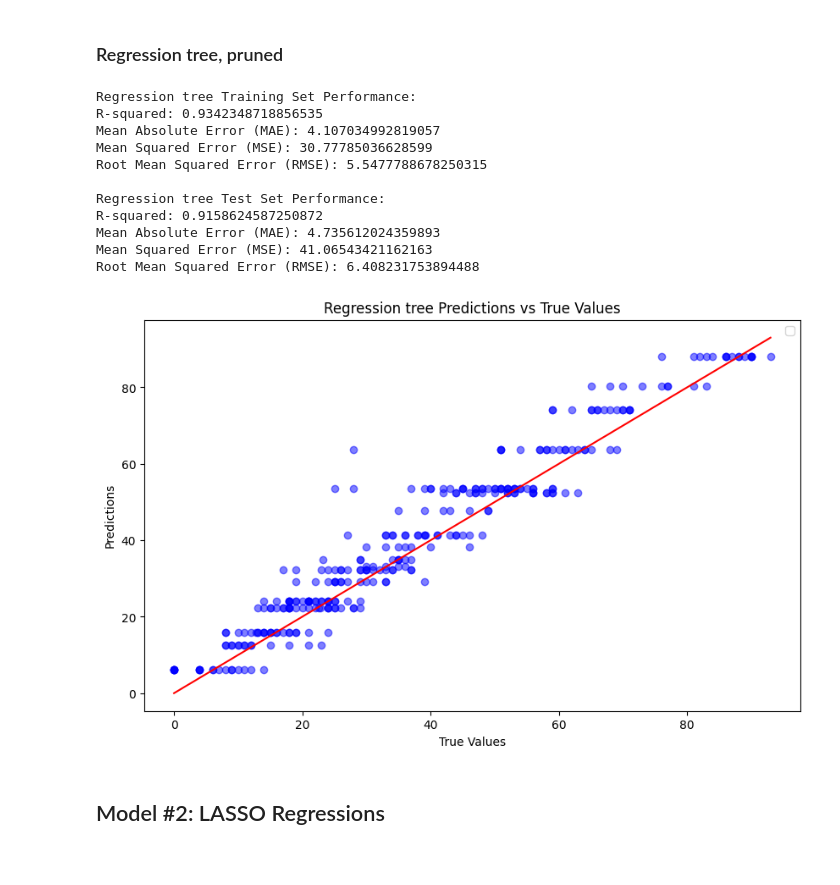
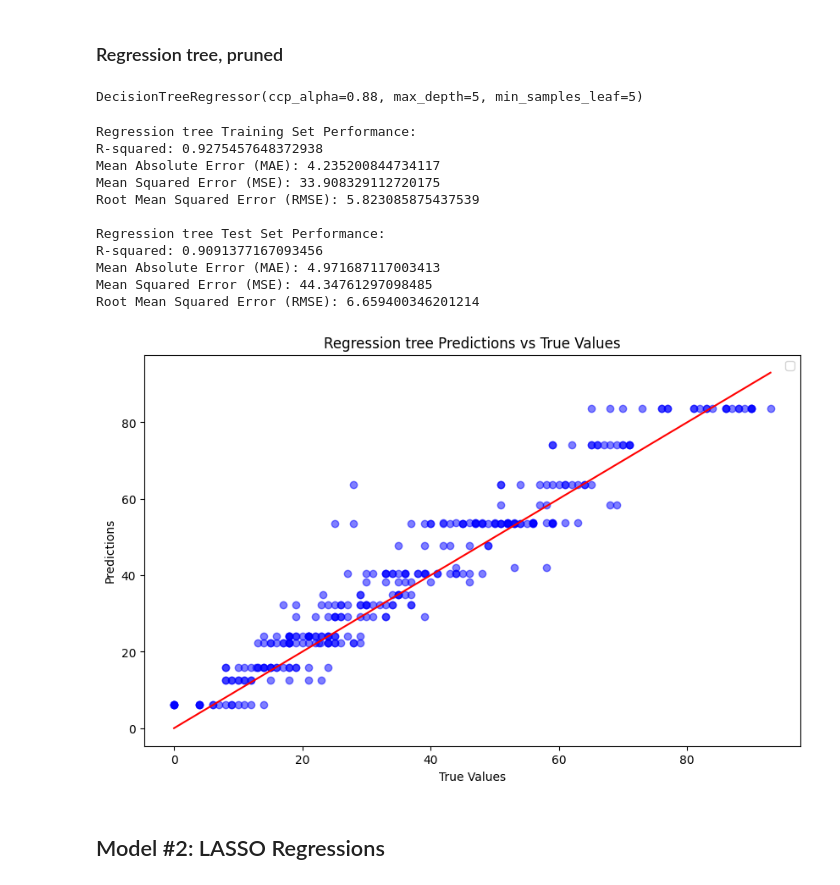
Before and after one commit to samuelco1997/Portfolio, a Jupyter notebook: Predicting Graduation Rates with Regression-type ML Models/Model Evaluations_IPEDS.ipynb, the cells around one changed output. Drawn from its saved outputs; the diff is of its cells as text; code cells hidden in the pictures.

```diff
--- a/Predicting Graduation Rates with Regression-type ML Models/Model Evaluations_IPEDS.ipynb
+++ b/Predicting Graduation Rates with Regression-type ML Models/Model Evaluations_IPEDS.ipynb
@@ -97,7 +91,7 @@ regressor = DecisionTreeRegressor()
 
 # Perform grid search cross-validation
 grid_search = GridSearchCV(regressor, param_grid, cv=5, scoring='neg_mean_squared_error')
-grid_search.fit(X_train_final, y_train)
+grid_search.fit(X_train_scaled, y_train)
 
 # Get the best hyperparameters
 best_params = grid_search.best_params_
@@ -106,23 +100,25 @@ best_params = grid_search.best_params_
 best_regressor = DecisionTreeRegressor(**best_params)
 
 # Fit the model
-best_regressor.fit(X_train_final, y_train)
+best_regressor.fit(X_train_scaled, y_train)
+# %% [output]
+DecisionTreeRegressor(ccp_alpha=0.88, max_depth=5, min_samples_leaf=5)
 # %%
 # Evaluating pruned regression tree
-evaluate_and_plot_model(DecisionTreeRegressor(**best_params), X_train_final, y_train, X_test_final, y_test, "Regression tree")
+evaluate_and_plot_model(best_regressor, X_train_scaled, y_train, X_test_scaled, y_test, "Regression tree")
 # %% [output]
 Regression tree Training Set Performance:
-R-squared: 0.9342348718856535
-Mean Absolute Error (MAE): 4.107034992819057
-Mean Squared Error (MSE): 30.77785036628599
-Root Mean Squared Error (RMSE): 5.5477788678250315
+R-squared: 0.9275457648372938
+Mean Absolute Error (MAE): 4.235200844734117
+Mean Squared Error (MSE): 33.908329112720175
+Root Mean Squared Error (RMSE): 5.823085875437539
 
 Regression tree Test Set Performance:
-R-squared: 0.9158624587250872
-Mean Absolute Error (MAE): 4.735612024359893
-Mean Squared Error (MSE): 41.06543421162163
-Root Mean Squared Error (RMSE): 6.408231753894488
+R-squared: 0.9091377167093456
+Mean Absolute Error (MAE): 4.971687117003413
+Mean Squared Error (MSE): 44.34761297098485
+Root Mean Squared Error (RMSE): 6.659400346201214
-[figure, old version]
+[figure, new version]
 # %% [markdown]
 ## Model #2: LASSO Regressions
 # %% [markdown]
```
Also changed, not shown: parts of 5 cells of this notebook.
